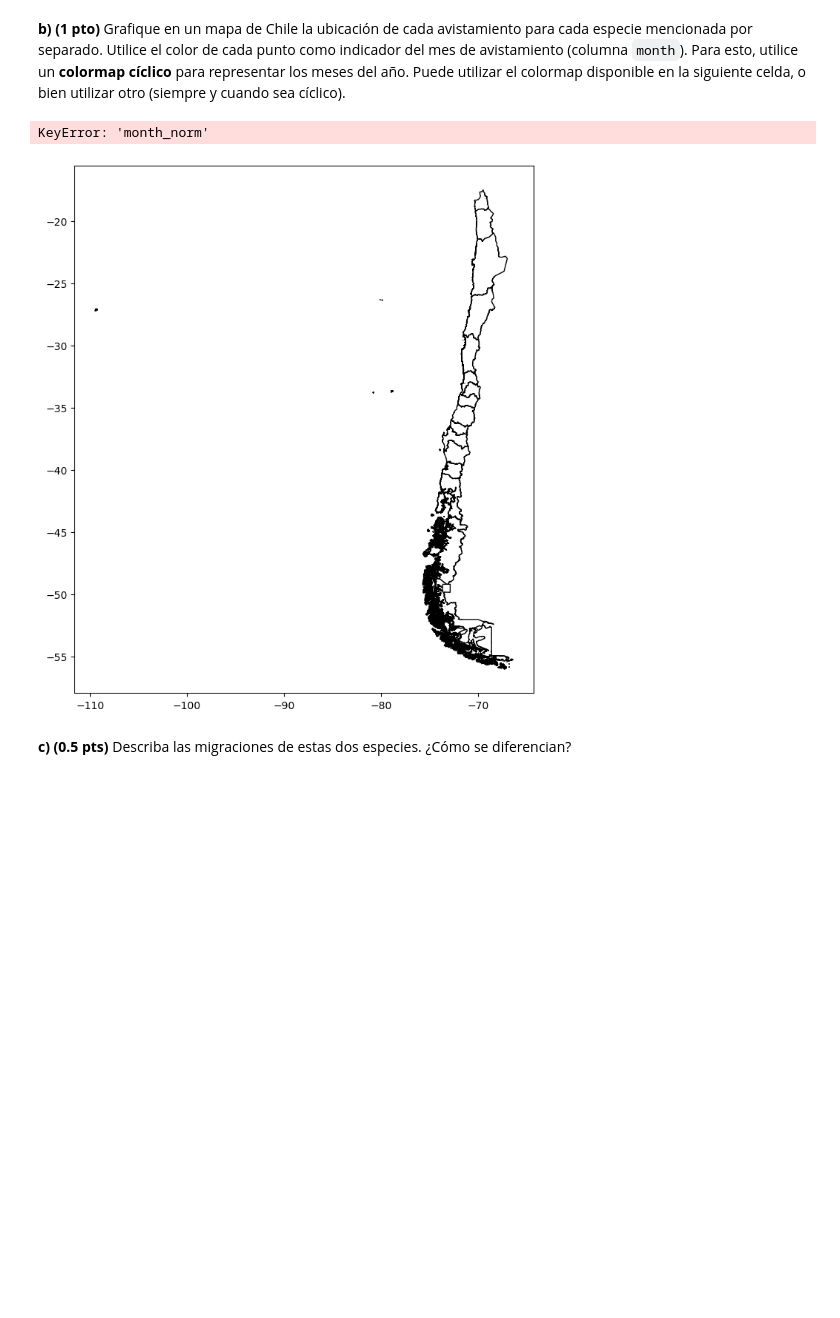
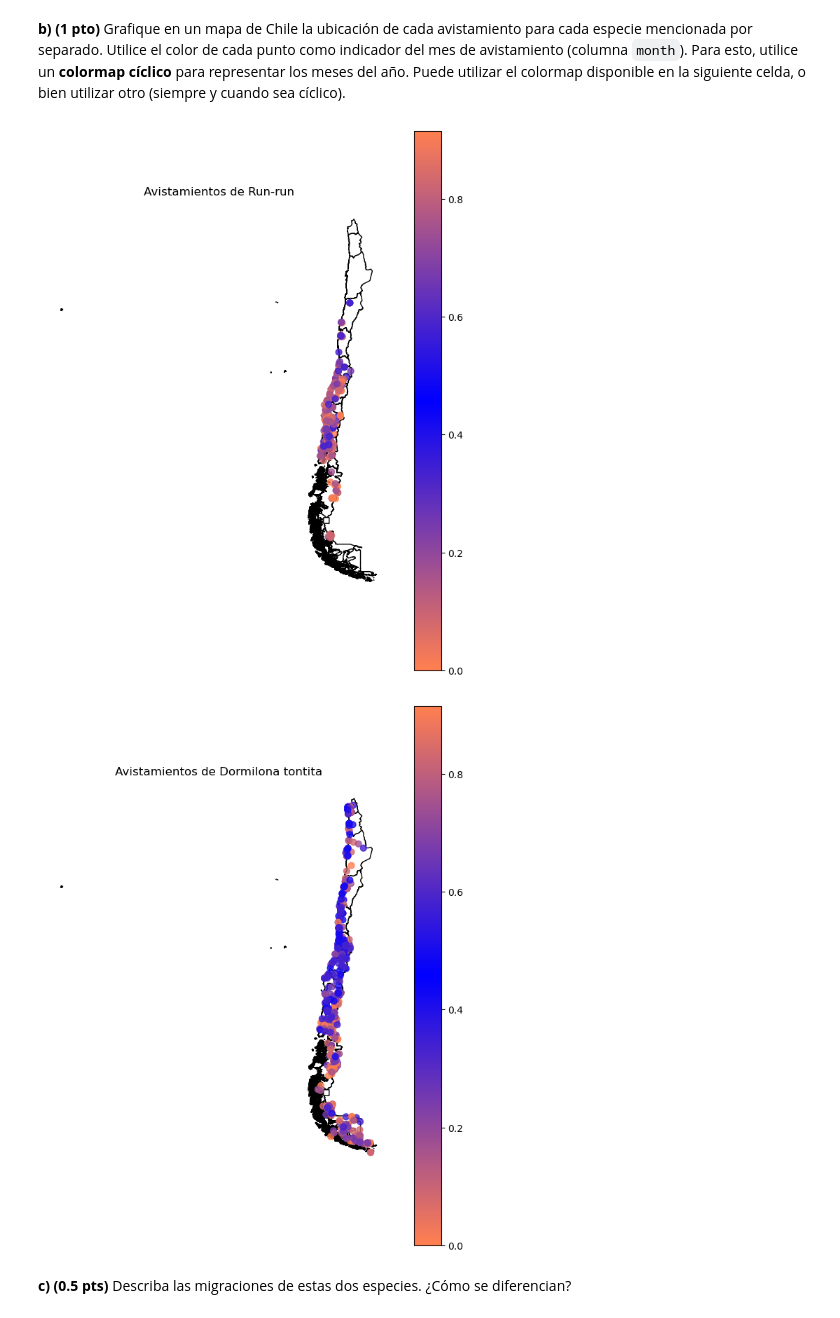
Before and after one commit to Benjasud-coder/IMT2200-Benjamin-Pardo-, a Jupyter notebook: Tarea 2/IMT2200-25s2 - Tarea 02.ipynb, the cells around one changed output. Saved outputs shown, nothing was run; the diff lists cells and outputs as text; code cells hidden in the pictures; blank space fills up the shorter version.

```diff
--- a/Tarea 2/IMT2200-25s2 - Tarea 02.ipynb
+++ b/Tarea 2/IMT2200-25s2 - Tarea 02.ipynb
@@ -368,22 +368,23 @@ positions = [0, 0.5, 1]
 custom_cmap = mcolors.LinearSegmentedColormap.from_list("cyclic_cmap", list(zip(positions, colors)))
 # %%
 species_list = ['Run-run', 'Dormilona tontita']
+gdf["month_norm"] = (gdf["month"] % 12) / 12
 
 for especie in species_list:
     fig, ax = plt.subplots(figsize=(8, 10))
 
     gdf_regional.plot(ax=ax, color="white", edgecolor="black")
 
     subset = gdf[gdf["comName"] == especie]
 
     subset.plot(ax=ax, column="month_norm", cmap=custom_cmap, markersize=40, alpha=0.8, legend=True)
 
     ax.set_title(f"Avistamientos de {especie}")
     ax.set_axis_off()
     plt.show()
 # %% [output]
-KeyError: 'month_norm'
-[figure, old version]
+[figure, new version]
+[figure, added]
 # %% [markdown]
 **c) (0.5 pts)** Describa las migraciones de estas dos especies. ¿Cómo se diferencian?
 # %% [markdown]
```
